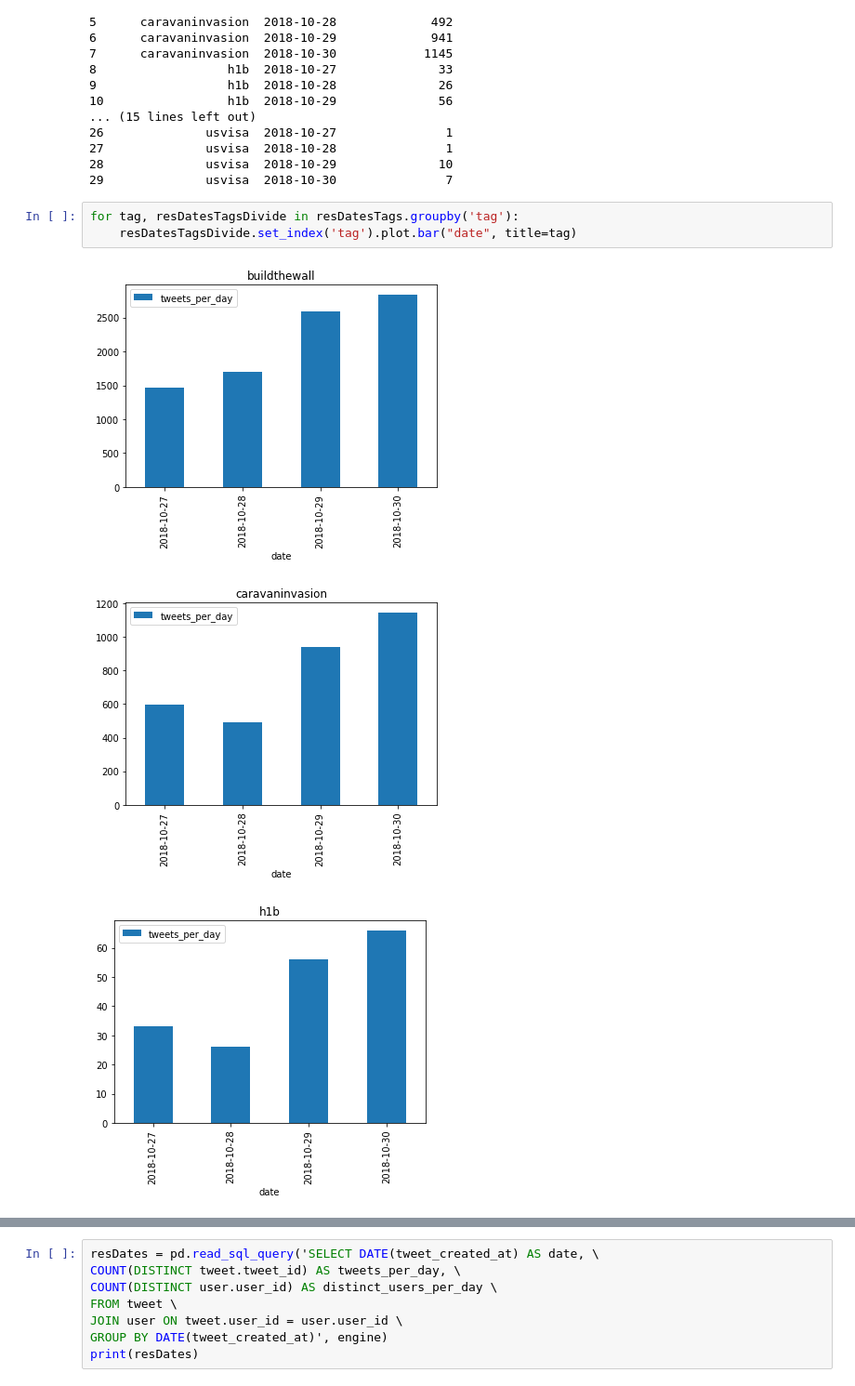
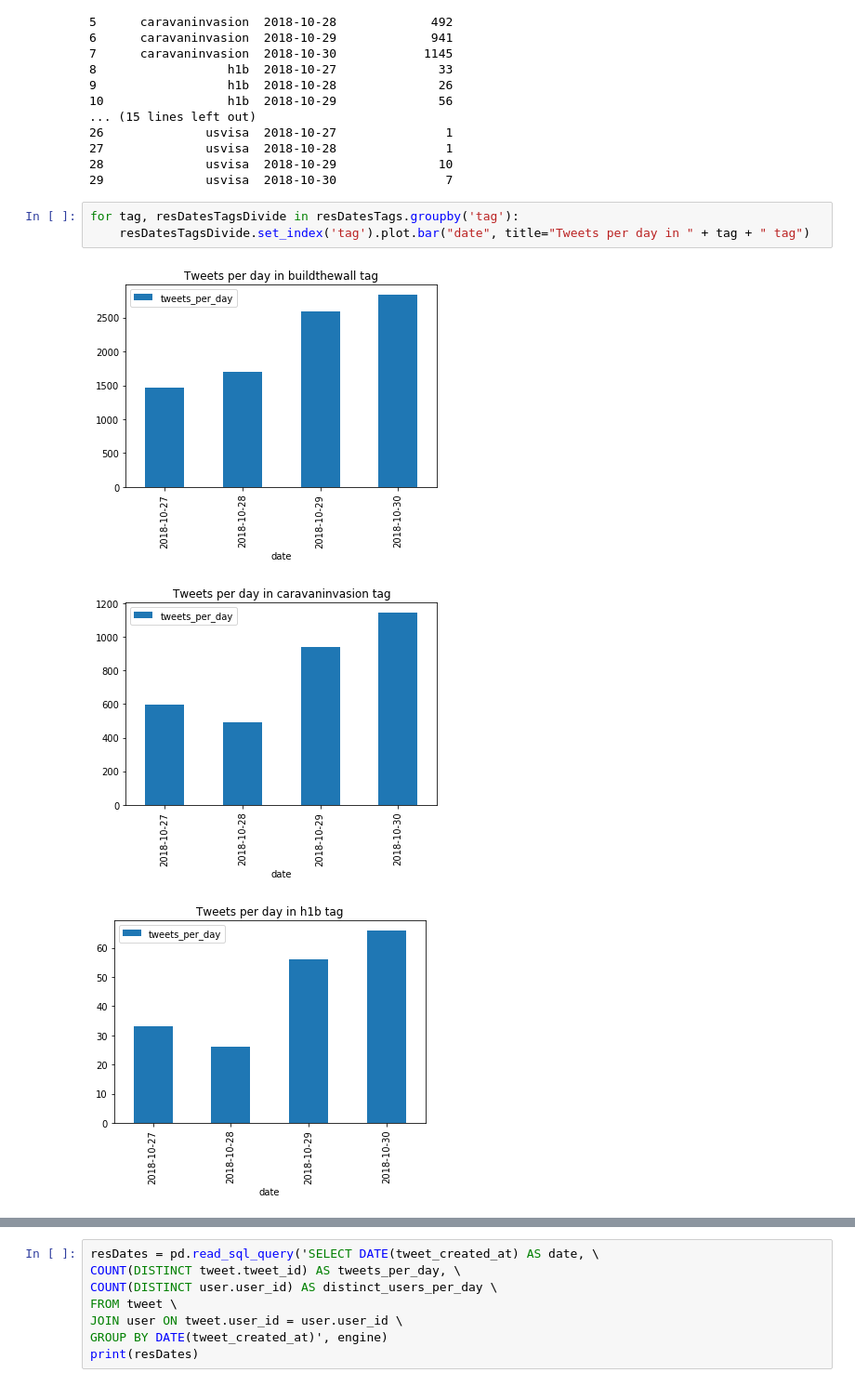
Before and after one commit to annaaniol/DataExploration, a Jupyter notebook: analyse.ipynb, the cells around one changed output, grey strips where cells are left out. Shown at 93% size. Cells and saved outputs as stored; diff of their text form.

```diff
--- a/analyse.ipynb
+++ b/analyse.ipynb
@@ -99,8 +99,8 @@ print(resDatesTags)
 29              usvisa  2018-10-30               7
 # %%
 for tag, resDatesTagsDivide in resDatesTags.groupby('tag'):
-    resDatesTagsDivide.set_index('tag').plot.bar("date", title=tag)
+    resDatesTagsDivide.set_index('tag').plot.bar("date", title="Tweets per day in " + tag + " tag")
 # %% [output]
-[figure, old version]
+[figure, new version]
-[figure, old version]
+[figure, new version]
-[figure, old version]
+[figure, new version]
```
Also changed, not shown: parts of 7 cells of this notebook.
